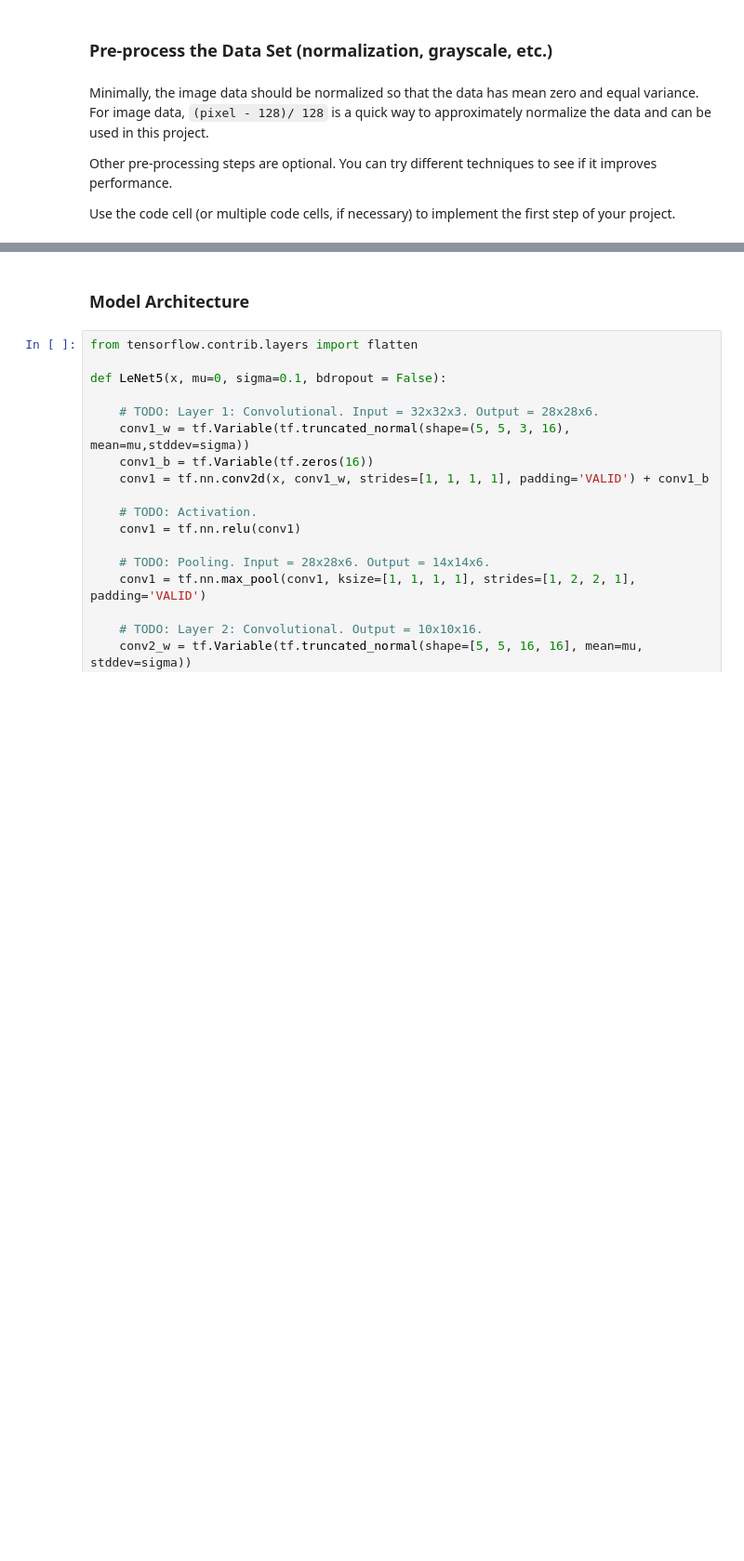
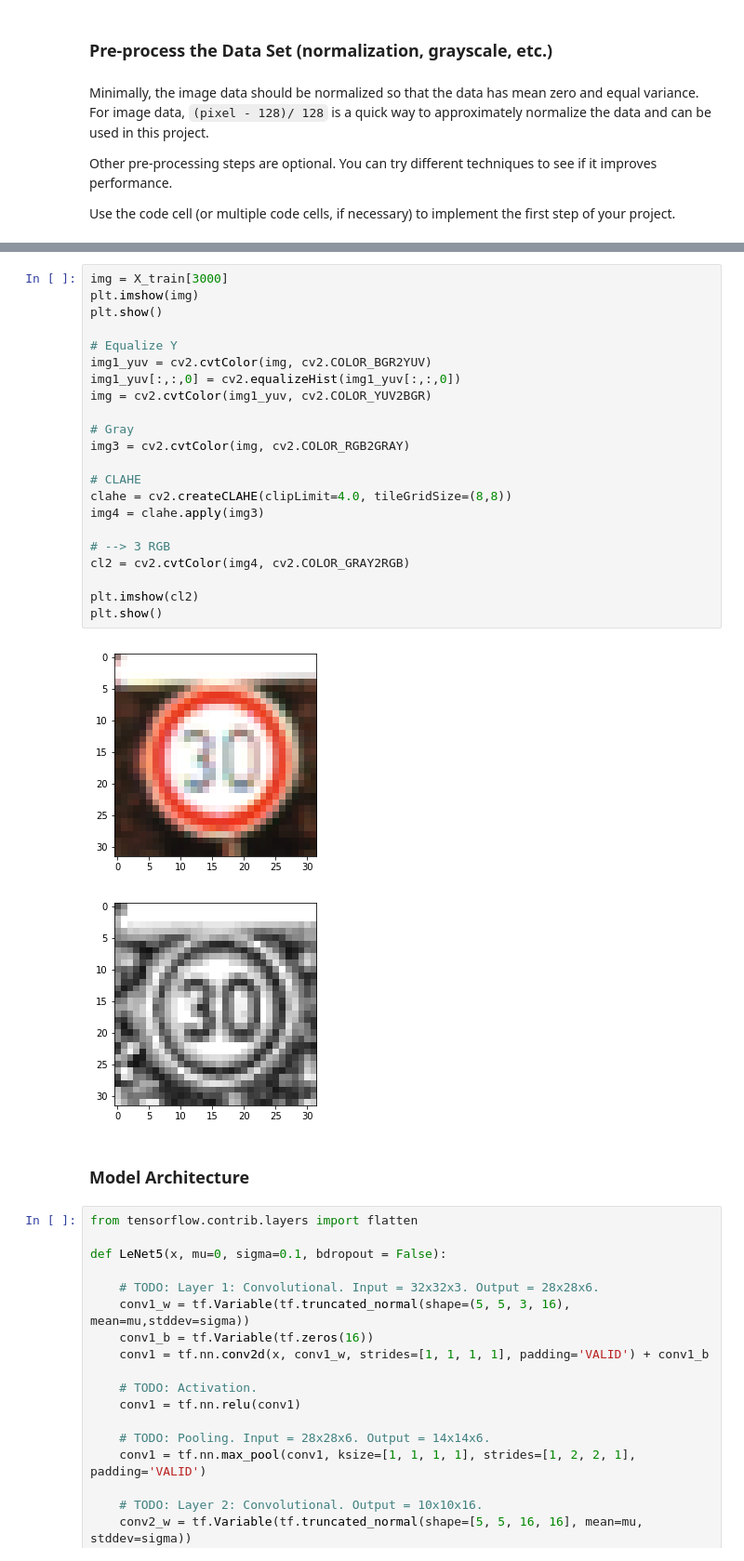
Before and after one commit to Guocheng99/CarND-TrafficSign-P2, a Jupyter notebook: Traffic_Sign_Classifier.ipynb, the cells around one changed output, grey strips where cells are left out. Shown at 93% size. Drawn from its saved outputs; the diff is of its cells as text; blank space fills up the shorter version.

```diff
--- a/Traffic_Sign_Classifier.ipynb
+++ b/Traffic_Sign_Classifier.ipynb
@@ -216,6 +232,31 @@ print(X_train[1000][:,:,0].shape)
 (32, 32, 3)
 [figure]
 (32, 32)
+# %%
+img = X_train[3000]
+plt.imshow(img)
+plt.show()
+
+# Equalize Y
+img1_yuv = cv2.cvtColor(img, cv2.COLOR_BGR2YUV)
+img1_yuv[:,:,0] = cv2.equalizeHist(img1_yuv[:,:,0])
+img = cv2.cvtColor(img1_yuv, cv2.COLOR_YUV2BGR)
+
+# Gray
+img3 = cv2.cvtColor(img, cv2.COLOR_RGB2GRAY)
+
+# CLAHE
+clahe = cv2.createCLAHE(clipLimit=4.0, tileGridSize=(8,8))
+img4 = clahe.apply(img3)
+
+# --> 3 RGB
+cl2 = cv2.cvtColor(img4, cv2.COLOR_GRAY2RGB)
+
+plt.imshow(cl2)
+plt.show()
+# %% [output]
+[figure, added]
+[figure, added]
 # %% [markdown]
 ### Model Architecture
 # %%
```
Also changed, not shown: parts of 3 cells of this notebook.
